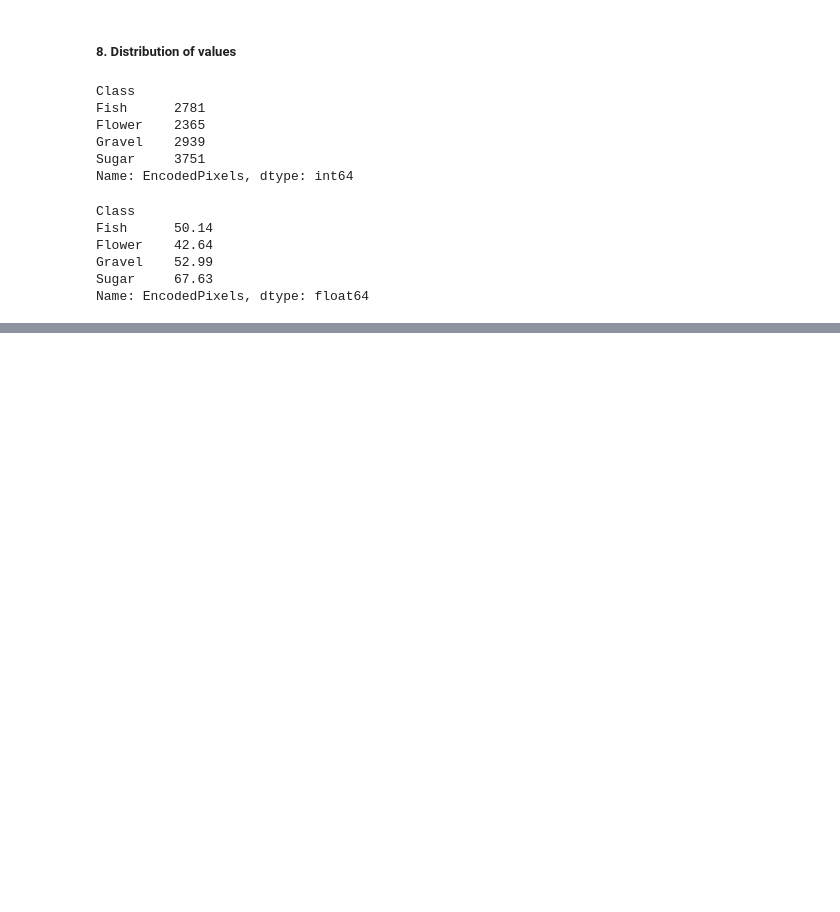
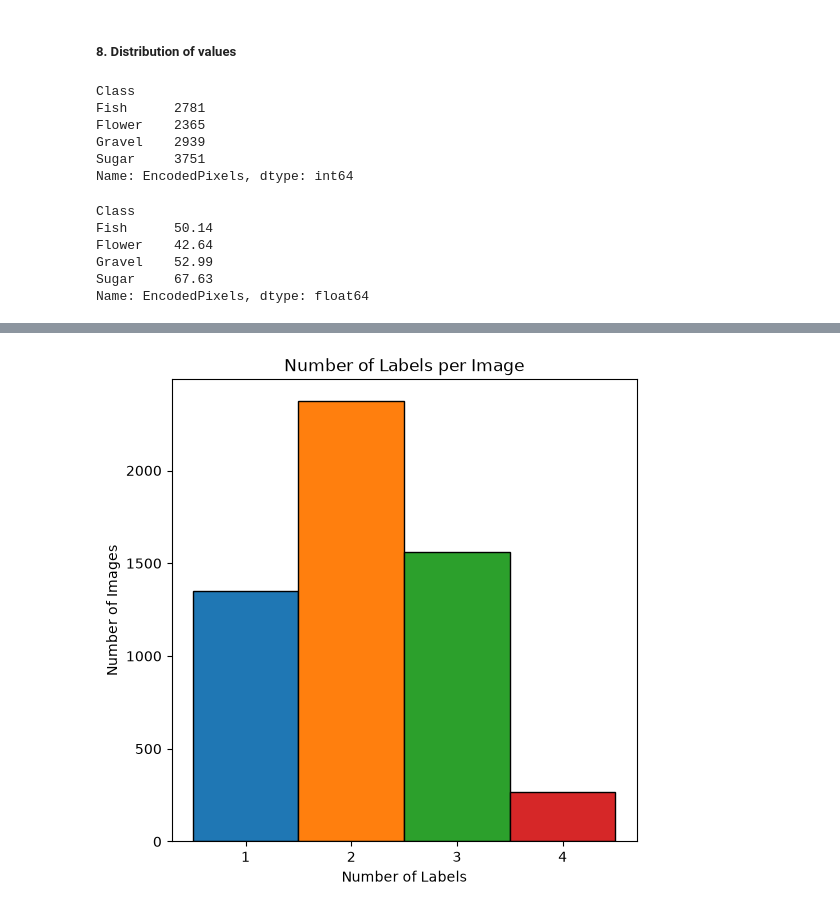
Before and after one commit to YOHANCOHENCODES/jun26_bcds_cloud_segmentation, a Jupyter notebook: notebooks/1.0-mahsa-data-exploration.ipynb, the cells around one changed output, grey strips where cells are left out. Saved outputs shown, nothing was run; the diff lists cells and outputs as text; code cells hidden in the pictures; blank space fills up the shorter version.

```diff
--- a/notebooks/1.0-mahsa-data-exploration.ipynb
+++ b/notebooks/1.0-mahsa-data-exploration.ipynb
@@ -176,0 +189,10 @@ plt.show()
+# %%
+# Identify rows where EncodedPixels contains a valid, non-null, non-empty mask
+valid_mask = (
+    train_df['EncodedPixels'].notna()
+    & train_df['EncodedPixels'].astype(str).str.strip().ne('')
+)
+
+# Count the number of valid masks/classes for each image
+labels_per_image = valid_mask.groupby(train_df['Image']).sum()
+labels_per_image
@@ -176,0 +213,24 @@ plt.show()
+# %%
+fig, ax = plt.subplots(figsize=(6, 6))
+
+# Create one bin for each possible number of labels
+counts, bins, patches = ax.hist(
+    labels_per_image,
+    bins=[0.5, 1.5, 2.5, 3.5, 4.5],
+    edgecolor='black'
+)
+
+# Assign a different color to each histogram bar
+colors = ['tab:blue', 'tab:orange', 'tab:green', 'tab:red']
+
+for patch, color in zip(patches, colors):
+    patch.set_facecolor(color)
+
+ax.set_title('Number of Labels per Image')
+ax.set_ylabel('Number of Images')
+ax.set_xlabel('Number of Labels')
+ax.set_xticks([1, 2, 3, 4])
+
+plt.show()
+# %% [output]
+[figure, added]
```
Also changed, not shown: parts of 9 cells of this notebook, 1 other file.
